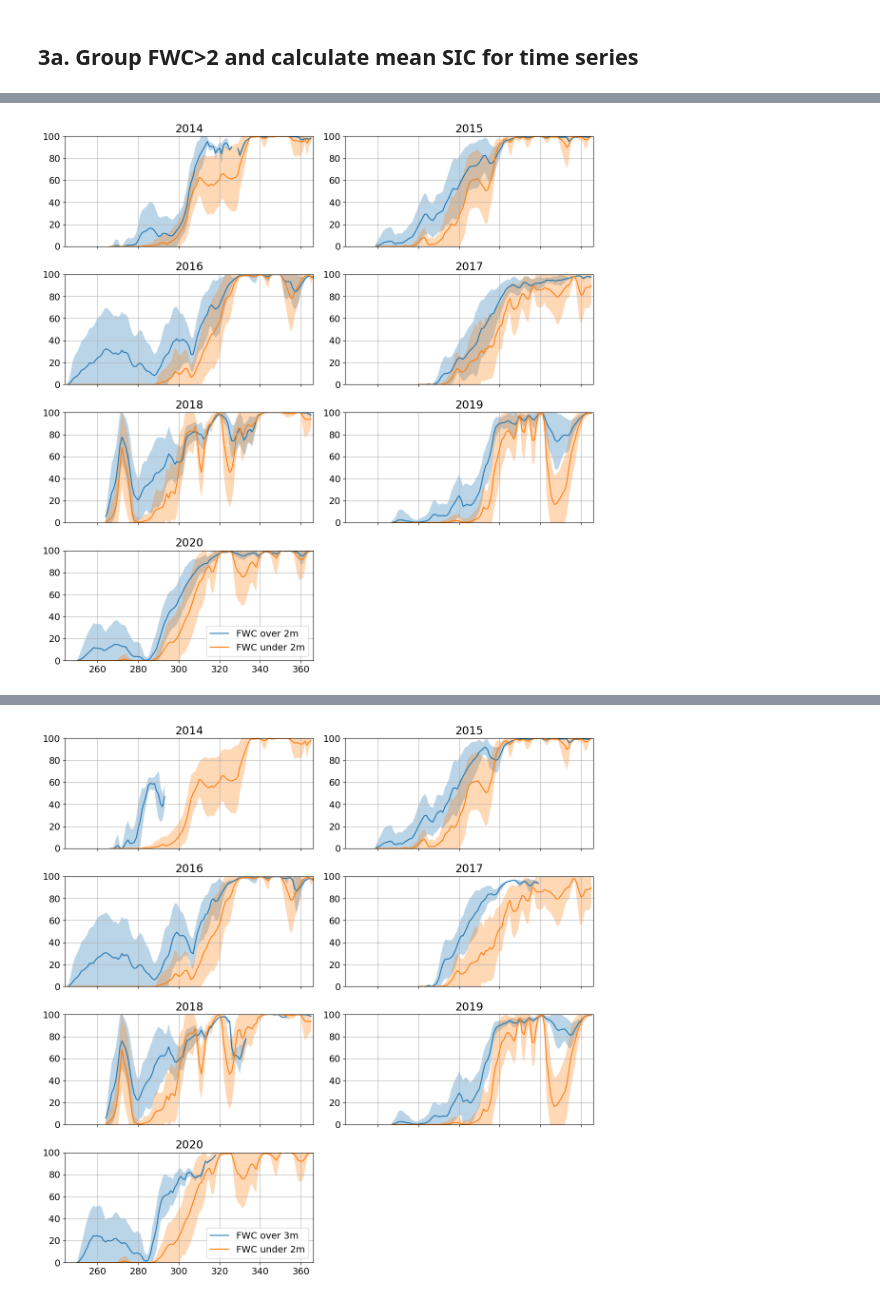
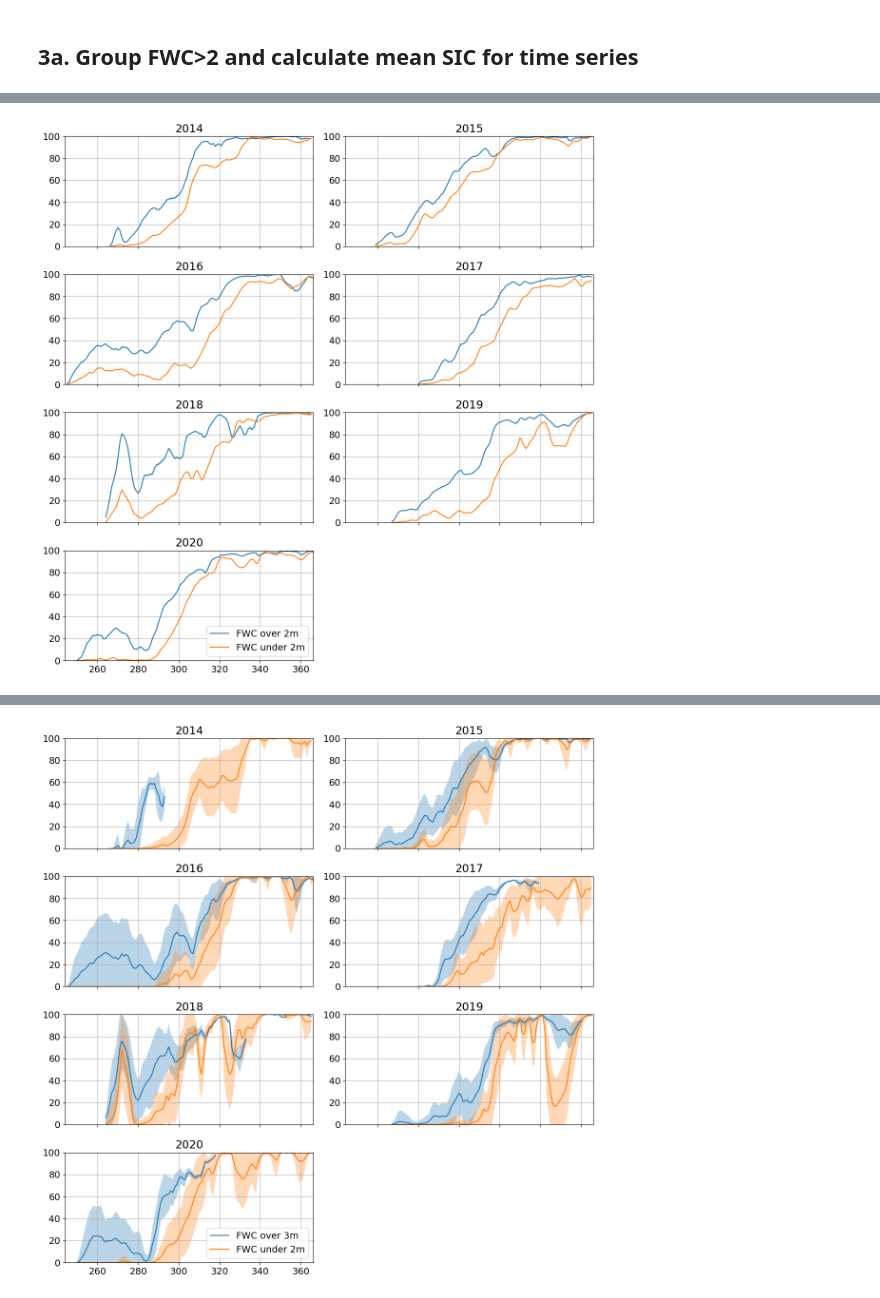
Before and after one commit to mjzahn/SASSIE_ECCO_salinity_stratification, a Jupyter notebook: notebooks/stratification_analyses/16_FWC_SIC_timeseries.ipynb, the cells around one changed output, grey strips where cells are left out. Saved outputs shown, nothing was run; the diff lists cells and outputs as text; code cells hidden in the pictures.

```diff
--- a/notebooks/stratification_analyses/16_FWC_SIC_timeseries.ipynb
+++ b/notebooks/stratification_analyses/16_FWC_SIC_timeseries.ipynb
@@ -283,8 +283,12 @@ plt.hist(np.ravel(fwc_yrs_masked.sel(time=slice('2014','2016')).values),100);
 ice_fwc_over_2m = ice_yrs_masked.where(fwc_yrs_masked>2)
 ice_fwc_under_2m = ice_yrs_masked.where(fwc_yrs_masked<2)
 # %%
+# calculate avg
 ice_fwc_over_2m_avg = ice_fwc_over_2m.mean(dim=['i','j'])
 ice_fwc_under_2m_avg = ice_fwc_under_2m.mean(dim=['i','j'])
 
-ice_fwc_over_2m_avg = ice_fwc_over_2m.std(dim=['i','j'])
-ice_fwc_under_2m_avg = ice_fwc_under_2m.std(dim=['i','j'])
+# calculate standard error
+n_obs_over = ice_fwc_over_2m.count(dim=['i', 'j'])
+ice_fwc_over_2m_se = ice_fwc_over_2m.std(dim=['i', 'j']) / np.sqrt(n_obs_over)
+n_obs_under = ice_fwc_under_2m.count(dim=['i', 'j'])
+ice_fwc_under_2m_se = ice_fwc_under_2m.std(dim=['i', 'j']) / np.sqrt(n_obs_under)
@@ -295,13 +303,6 @@ nrows = int(np.ceil(len(years) / 2))
 fig, axes = plt.subplots(nrows, 2, figsize=[12, 12], sharex=True)
 plt.rcParams['font.size'] = 14
 axes = axes.flatten()
-
-# Compute mean and std over all time
-full_mean_over = ice_fwc_over_2m.mean(dim=['i', 'j'])
-full_std_over = ice_fwc_over_2m.std(dim=['i', 'j'])
-
-full_mean_under = ice_fwc_under_2m.mean(dim=['i', 'j'])
-full_std_under = ice_fwc_under_2m.std(dim=['i', 'j'])
 
 for i, year in enumerate(years):
     ax = axes[i]
@@ -310,37 +311,39 @@ for i, year in enumerate(years):
     data_over = ice_fwc_over_2m.sel(time=str(year))
     data_under = ice_fwc_under_2m.sel(time=str(year))
 
     # Get time as day-of-year
     doy = data_over['time'].dt.dayofyear
 
     # Mean over i,j for this year's time series
     mean_over = data_over.mean(dim=['i','j'])
     mean_under = data_under.mean(dim=['i','j'])
 
-    # Use full std for shading
-    std_over = full_std_over.sel(time=mean_over['time'])
-    std_under = full_std_under.sel(time=mean_under['time'])
+    # calculate standard error
+    n_obs_over = data_over.count(dim=['i', 'j'])
+    se_over = data_over.std(dim=['i', 'j']) / np.sqrt(n_obs_over)
+    n_obs_under = data_under.count(dim=['i', 'j'])
+    se_under = data_under.std(dim=['i', 'j']) / np.sqrt(n_obs_under)
 
-    # Plot mean with global std shading
+    # Plot mean with global se shading
     ax.plot(doy, mean_over, label='FWC over 2m')
-    ax.fill_between(doy, mean_over - std_over, mean_over + std_over, alpha=0.3)
+    ax.fill_between(doy, mean_over - se_over, mean_over + se_over, alpha=0.3)
 
     ax.plot(doy, mean_under, label='FWC under 2m')
-    ax.fill_between(doy, mean_under - std_under, mean_under + std_under, alpha=0.3)
+    ax.fill_between(doy, mean_under - se_under, mean_under + se_under, alpha=0.3)
 
     ax.set_title(f"{year}")
     ax.set_xlim([244, 366])
     ax.set_ylim([0,100])
     ax.grid(True)
 
 # Turn off the last axis if unused (8th subplot)
 if len(years) < len(axes):
     axes[-1].axis('off')
 
 # Add legend to the last used axis
 axes[len(years) - 1].legend(loc='lower right')
 
 plt.tight_layout()
 plt.show()
 # %% [output]
-[figure, old version]
+[figure, new version]
```
Also changed, not shown: parts of 15 cells of this notebook, 1 other file.
